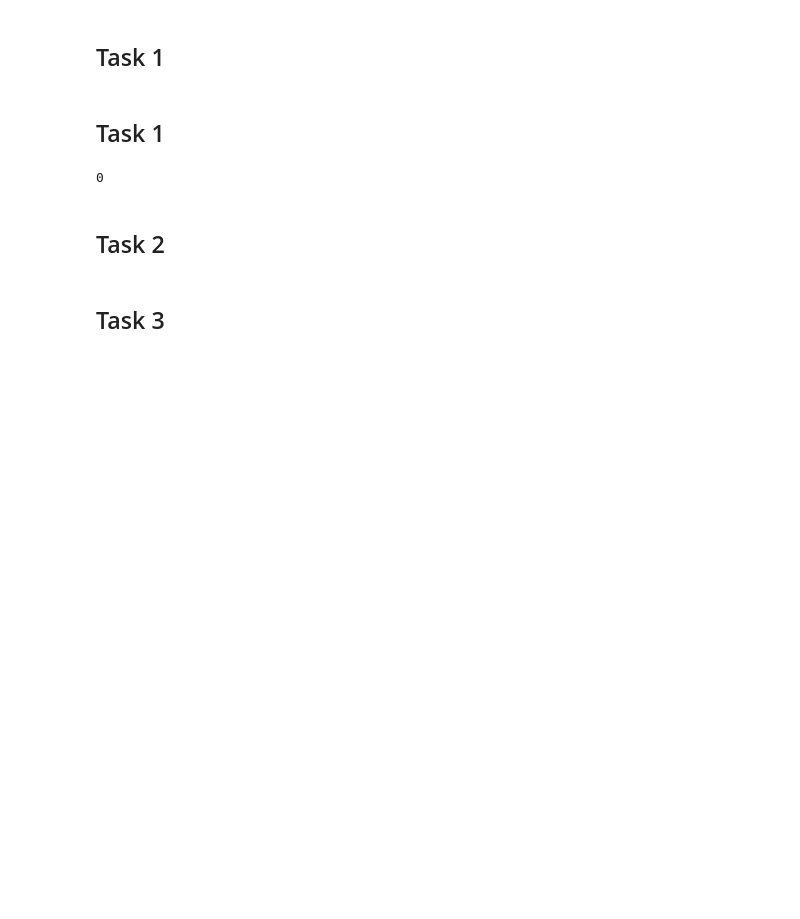
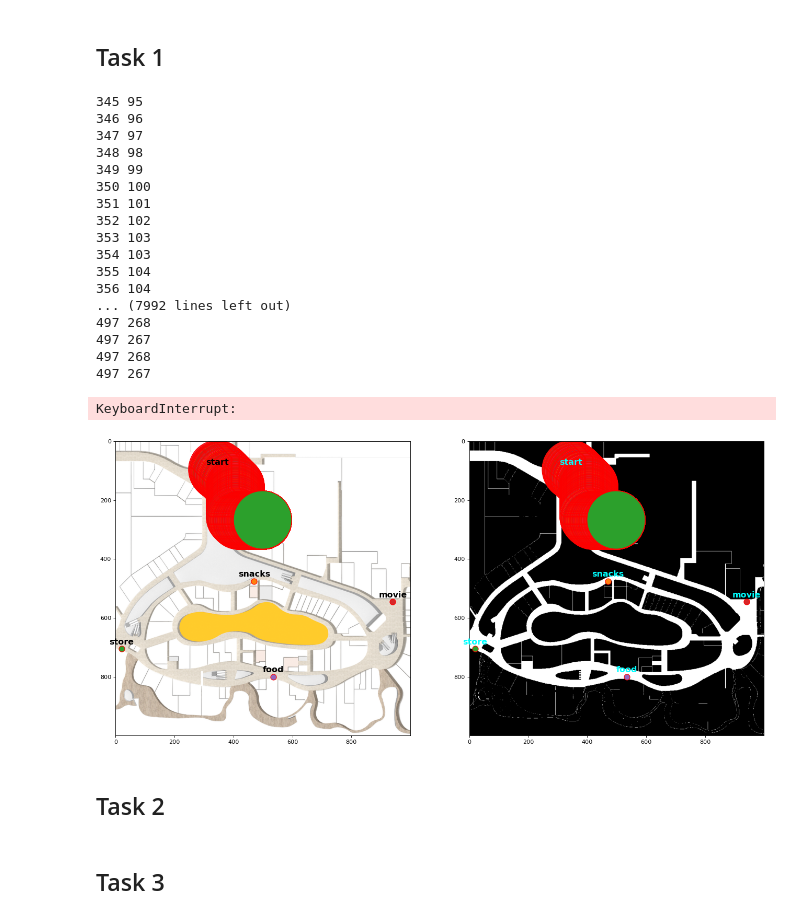
Before and after one commit to JYS997760473/NUS-ME5413-Projects, a Jupyter notebook: Project3-Planning/homework3.ipynb, the cells around one changed output. Cells and saved outputs as stored; diff of their text form; code cells hidden in the pictures; blank space fills up the shorter version.

```diff
--- a/Project3-Planning/homework3.ipynb
+++ b/Project3-Planning/homework3.ipynb
@@ -45,5 +56,3 @@ for i in locations.keys():
-# %% [markdown]
-## Task 1
 # %% [markdown]
 ## Task 1
 # %%
@@ -51,7 +60,7 @@ class Node():
     """A node class for A* Pathfinding"""
 
     def __init__(self, parent=None, position=None):
-        print(f"create Node")
+        # print(f"create Node")
         self.parent = parent
         self.position = position
 
@@ -62,8 +71,7 @@ class Node():
     def __eq__(self, other):
         return self.position == other.position
 
-
-def astar(maze, start, end):
+def astar(maze, start, end, ax, i):
     """Returns a list of tuples as a path from the given start to the given end in the given maze"""
 
     # Create start and end node
@@ -94,6 +102,14 @@ def astar(maze, start, end):
         open_list.pop(current_index)
         closed_list.append(current_node)
 
+        # draw current node:
+        print(current_node.position[0], current_node.position[1])
+        i += 1
+        ax[0].plot(current_node.position[0], current_node.position[1], marker="o", markersize=100, markeredgecolor="red")
+        ax[1].plot(current_node.position[0], current_node.position[1], marker="o", markersize=100, markeredgecolor="red")
+        # ax[1].plot(100,100,marker="o", markersize=100, markeredgecolor="red")
+
+
         # Found the goal
         if current_node == end_node:
             path = []
@@ -110,7 +126,6 @@ def astar(maze, start, end):
             # Get node position
             node_position = (current_node.position[0] + new_position[0], current_node.position[1] + new_position[1])
 
-            print(f"color:{maze[node_position]}")
             # Make sure within range
             if node_position[0] > (len(maze) - 1) or node_position[0] < 0 or node_position[1] > (len(maze[len(maze)-1]) -1) or node_position[1] < 0:
                 continue
@@ -145,15 +160,39 @@ def astar(maze, start, end):
 
             # Add the child to the open list
             open_list.append(child)
+
+    return []
 # %%
 start = locations['start']
 end = locations['movie']
-# path = astar(grid_map, start, end)
-# path = astar(grid_map, start, end)
-# start
-grid_map[350, 95]
+fig, ax = plt.subplots(1,2, dpi=80, figsize=(20, 10))
+ax[0].imshow(floor_plan)
+plot_locations(ax[0], locations)
+ax[1].imshow(grid_map_img, cmap='gray')
+plot_locations(ax[1], locations, color='cyan')
+i = 0
+path = astar(grid_map, start, end, ax, i)
+path
 # %% [output]
-0
+345 95
+346 96
+347 97
+348 98
+349 99
+350 100
+351 101
+352 102
+353 103
+354 103
+355 104
+356 104
+... (7992 lines left out)
+497 268
+497 267
+497 268
+497 267
+KeyboardInterrupt:
+[figure, added]
 # %% [markdown]
 ## Task 2
 # %% [markdown]
```
Also changed, not shown: parts of 3 cells of this notebook, 6 other files.
